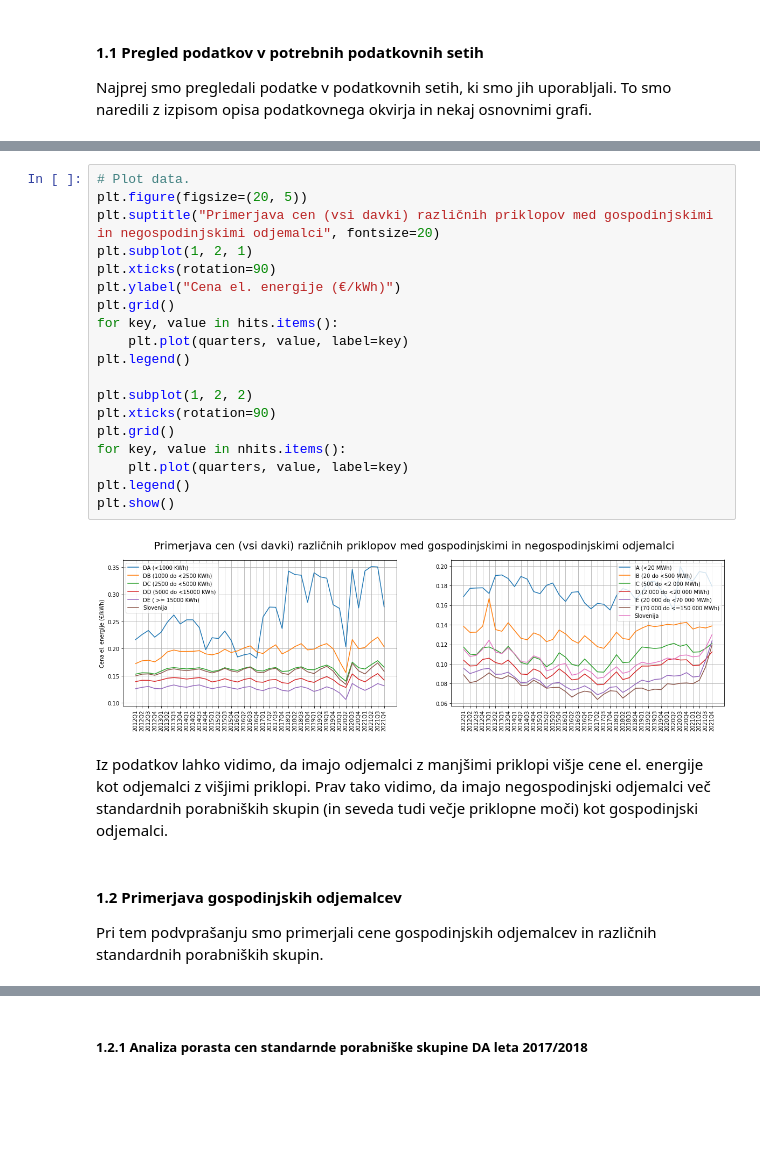
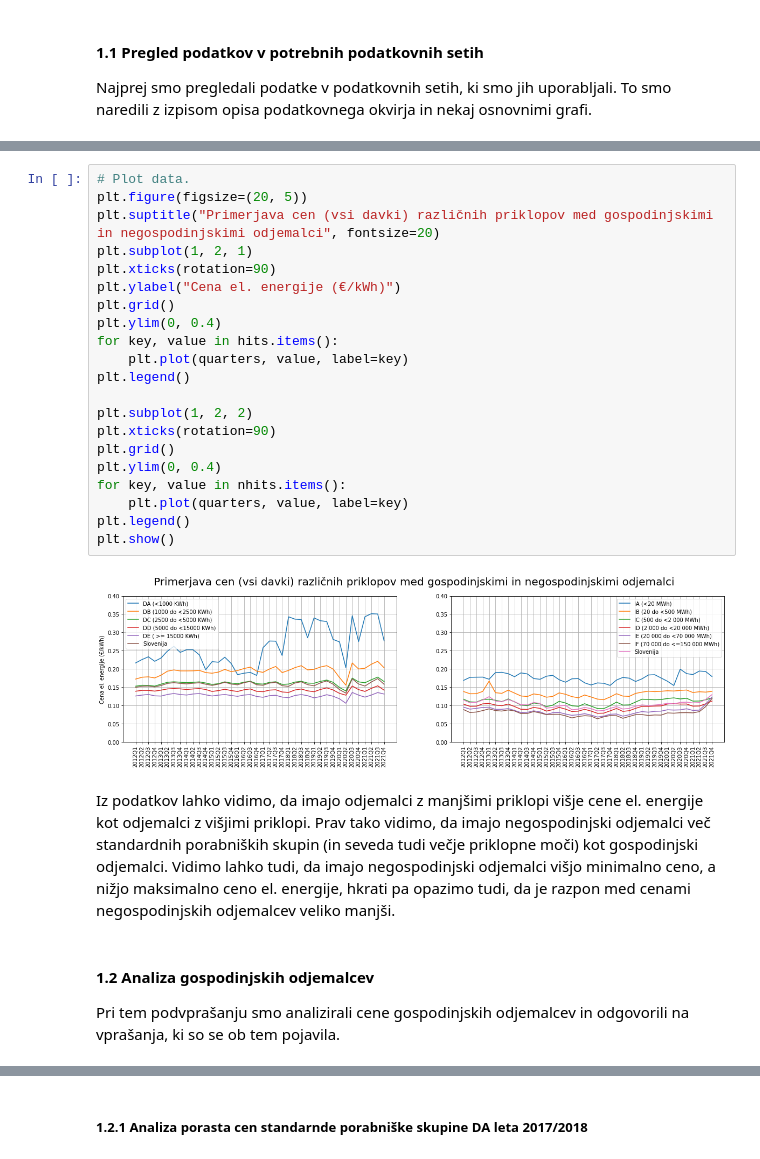
Before and after one commit to cugalord/PR21_NVZ-LS-BK-NZ, a Jupyter notebook: src/price_comparison.ipynb, the cells around one changed output, grey strips where cells are left out. Saved outputs shown, nothing was run; the diff lists cells and outputs as text; blank space fills up the shorter version.

```diff
--- a/src/price_comparison.ipynb
+++ b/src/price_comparison.ipynb
@@ -66,30 +66,32 @@ Negospodinjski odjemalci
 # %%
 # Plot data.
 plt.figure(figsize=(20, 5))
 plt.suptitle("Primerjava cen (vsi davki) različnih priklopov med gospodinjskimi in negospodinjskimi odjemalci", fontsize=20)
 plt.subplot(1, 2, 1)
 plt.xticks(rotation=90)
 plt.ylabel("Cena el. energije (€/kWh)")
 plt.grid()
+plt.ylim(0, 0.4)
 for key, value in hits.items():
     plt.plot(quarters, value, label=key)
 plt.legend()
 
 plt.subplot(1, 2, 2)
 plt.xticks(rotation=90)
 plt.grid()
+plt.ylim(0, 0.4)
 for key, value in nhits.items():
     plt.plot(quarters, value, label=key)
 plt.legend()
 plt.show()
 # %% [output]
-[figure, old version]
+[figure, new version]
 # %% [markdown]
-Iz podatkov lahko vidimo, da imajo odjemalci z manjšimi priklopi višje cene el. energije kot odjemalci z višjimi priklopi. Prav tako vidimo, da imajo negospodinjski odjemalci več standardnih porabniških skupin (in seveda tudi večje priklopne moči) kot gospodinjski odjemalci.
+Iz podatkov lahko vidimo, da imajo odjemalci z manjšimi priklopi višje cene el. energije kot odjemalci z višjimi priklopi. Prav tako vidimo, da imajo negospodinjski odjemalci več standardnih porabniških skupin (in seveda tudi večje priklopne moči) kot gospodinjski odjemalci. Vidimo lahko tudi, da imajo negospodinjski odjemalci višjo minimalno ceno, a nižjo maksimalno ceno el. energije, hkrati pa opazimo tudi, da je razpon med cenami negospodinjskih odjemalcev veliko manjši.
 # %% [markdown]
-#### 1.2 Primerjava gospodinjskih odjemalcev
+#### 1.2 Analiza gospodinjskih odjemalcev
 
-Pri tem podvprašanju smo primerjali cene gospodinjskih odjemalcev in različnih standardnih porabniških skupin.
+Pri tem podvprašanju smo analizirali cene gospodinjskih odjemalcev in odgovorili na vprašanja, ki so se ob tem pojavila.
 # %%
 household_prices = de.read('../data/Cene el. energije za gospodinjske odjemalce.csv')
 hp = dict()
```
Also changed, not shown: parts of 18 cells of this notebook.
